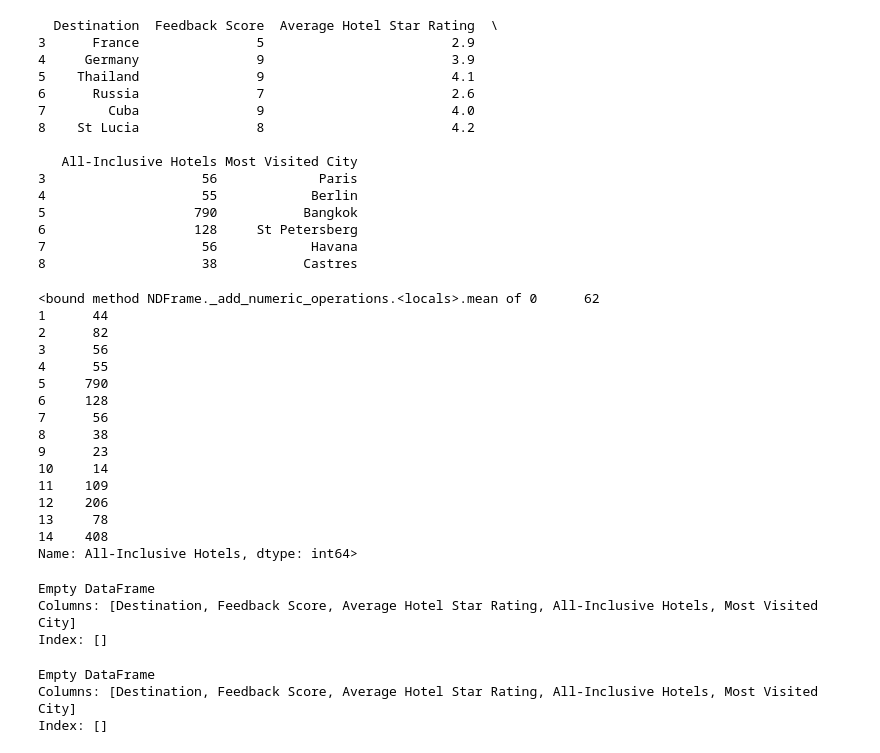
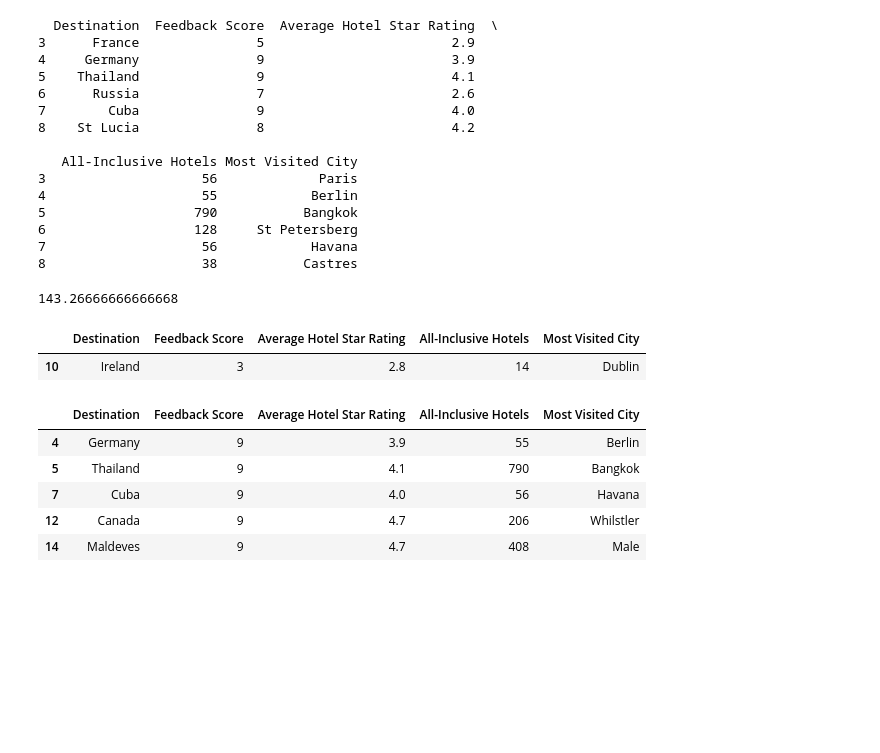
Before and after one commit to FelicityWalker/TTA-FELICITYWALKER, a Jupyter notebook: Week4HL-FelicityWalker.ipynb, the cells around one changed output. Saved outputs shown, nothing was run; the diff lists cells and outputs as text; code cells hidden in the pictures; blank space fills up the shorter version.

```diff
--- a/Week4HL-FelicityWalker.ipynb
+++ b/Week4HL-FelicityWalker.ipynb
@@ -40,56 +34,27 @@ print(holdata.iloc[3:9])
 8                    38           Castres
 # %%
 #3.	Find the mean number of all-inclusive hotels across all destinations.
-import pandas as pd
 
-holdata = pd.read_csv("destinations.csv")
-
-holdata["All-Inclusive Hotels"].mean
+holdata["All-Inclusive Hotels"].mean()
 # %% [output]
-<bound method NDFrame._add_numeric_operations.<locals>.mean of 0      62
-1      44
-2      82
-3      56
-4      55
-5     790
-6     128
-7      56
-8      38
-9      23
-10     14
-11    109
-12    206
-13     78
-14    408
-Name: All-Inclusive Hotels, dtype: int64>
+143.26666666666668
 # %%
 #4.	Find the lowest scoring destination.
 
-import pandas as pd
-
-holdata = pd.read_csv("destinations.csv")
-
-lowscore = holdata["Feedback Score"].min()
-
-print(holdata[holdata['Destination'] == highscore])
+holdata[ holdata['Feedback Score'] == holdata['Feedback Score'].min() ]
 # %% [output]
-Empty DataFrame
-Columns: [Destination, Feedback Score, Average Hotel Star Rating, All-Inclusive Hotels, Most Visited City]
-Index: []
+|  | Destination | Feedback Score | Average Hotel Star Rating | All-Inclusive Hotels | Most Visited City |
+| 10 | Ireland | 3 | 2.8 | 14 | Dublin |
-# %%
-#5.	Find the highest scoring destination.
-import pandas as pd
-
-holdata = pd.read_csv("destinations.csv")
-
-#returns index value of highest feeback score #needs amending to return value # then run iloc for row position
-
-highscore = holdata['Feedback Score'].max()
-
-print(holdata[holdata['Destination'] == highscore])
-# %% [output]
-Empty DataFrame
-Columns: [Destination, Feedback Score, Average Hotel Star Rating, All-Inclusive Hotels, Most Visited City]
-Index: []
+# %%
+#5.	Find the highest scoring destination.#Use comparison operators
+
+holdata[ holdata['Feedback Score'] == holdata['Feedback Score'].max() ]
+# %% [output]
+|  | Destination | Feedback Score | Average Hotel Star Rating | All-Inclusive Hotels | Most Visited City |
+| 4 | Germany | 9 | 3.9 | 55 | Berlin |
+| 5 | Thailand | 9 | 4.1 | 790 | Bangkok |
+| 7 | Cuba | 9 | 4.0 | 56 | Havana |
+| 12 | Canada | 9 | 4.7 | 206 | Whilstler |
+| 14 | Maldeves | 9 | 4.7 | 408 | Male |
 # %%
 #6.	Find all the destinations where there are more than 9 all-inclusive hotels.
```
Also changed, not shown: parts of 7 cells of this notebook.
